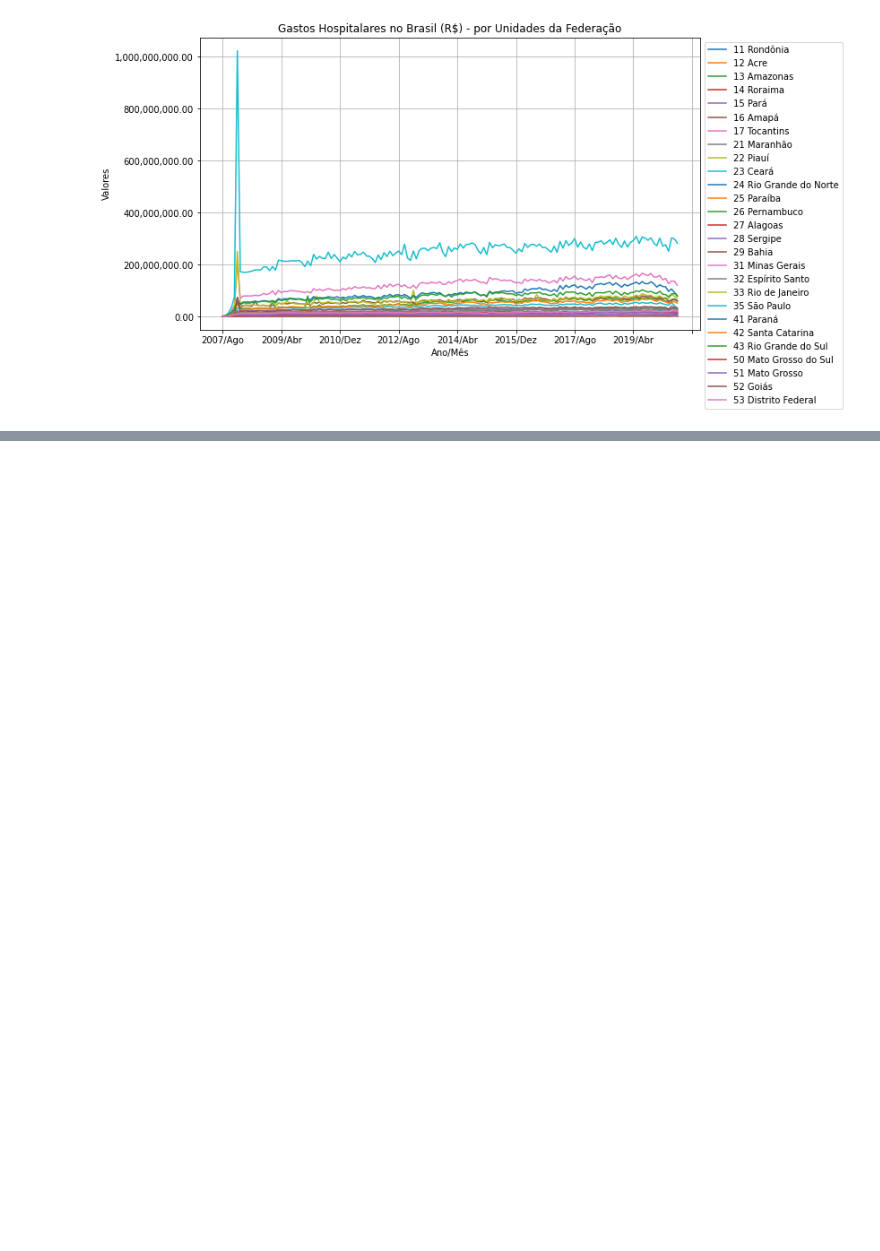
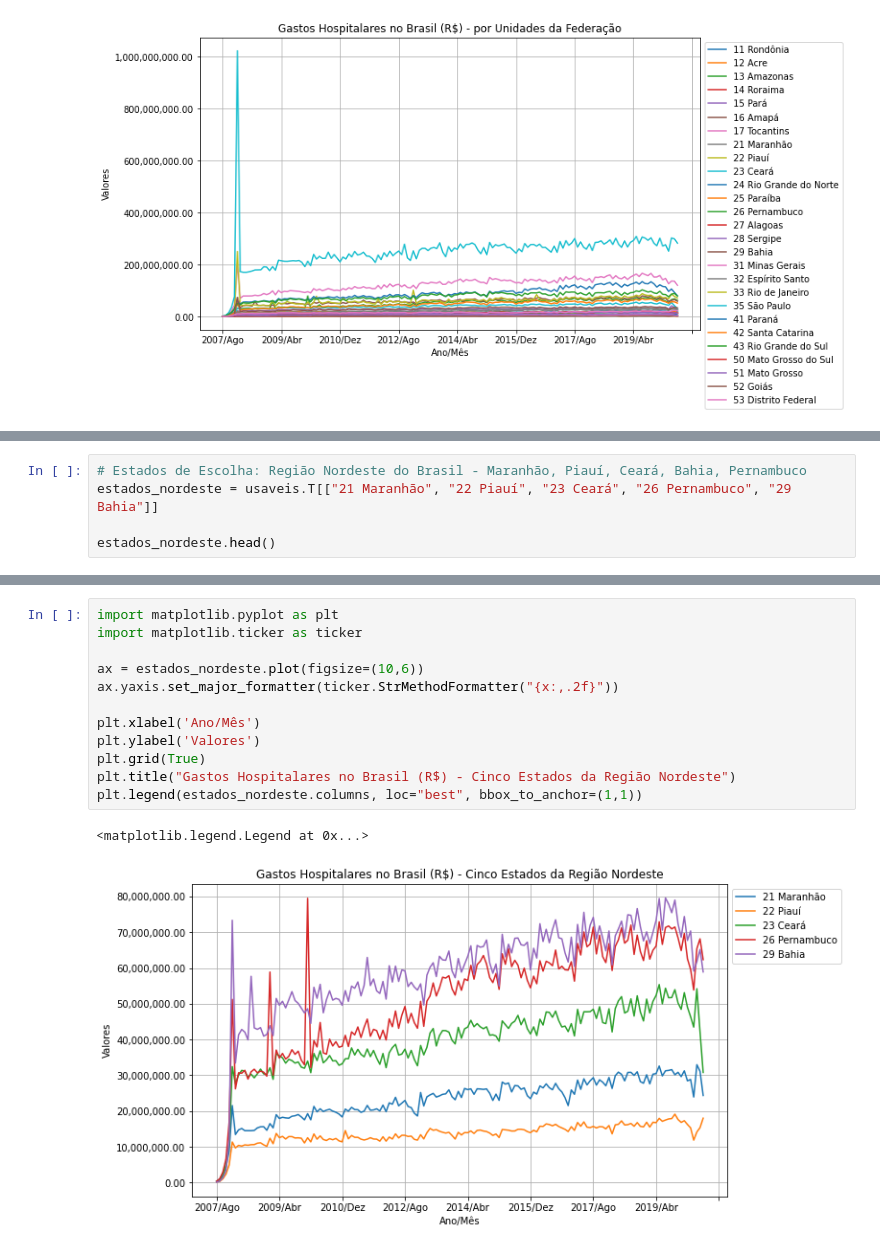
Before and after one commit to luttism/Bootcamp_data_science, a Jupyter notebook: modulo01_aula02_desafio02.ipynb, the cells around one changed output, grey strips where cells are left out. Cells and saved outputs as stored; diff of their text form; blank space fills up the shorter version.

```diff
--- a/modulo01_aula02_desafio02.ipynb
+++ b/modulo01_aula02_desafio02.ipynb
@@ -126,0 +129,5 @@ plt.legend(usaveis.index, loc="best", bbox_to_anchor=(1,1))
+# %%
+# Estados de Escolha: Região Nordeste do Brasil - Maranhão, Piauí, Ceará, Bahia, Pernambuco
+estados_nordeste = usaveis.T[["21 Maranhão", "22 Piauí", "23 Ceará", "26 Pernambuco", "29 Bahia"]]
+
+estados_nordeste.head()
@@ -126,0 +141,15 @@ plt.legend(usaveis.index, loc="best", bbox_to_anchor=(1,1))
+# %%
+import matplotlib.pyplot as plt
+import matplotlib.ticker as ticker
+
+ax = estados_nordeste.plot(figsize=(10,6))
+ax.yaxis.set_major_formatter(ticker.StrMethodFormatter("{x:,.2f}"))
+
+plt.xlabel('Ano/Mês')
+plt.ylabel('Valores')
+plt.grid(True)
+plt.title("Gastos Hospitalares no Brasil (R$) - Cinco Estados da Região Nordeste")
+plt.legend(estados_nordeste.columns, loc="best", bbox_to_anchor=(1,1))
+# %% [output]
+<matplotlib.legend.Legend at 0x...>
+[figure, added]
```
Also changed, not shown: parts of 2 cells of this notebook.
